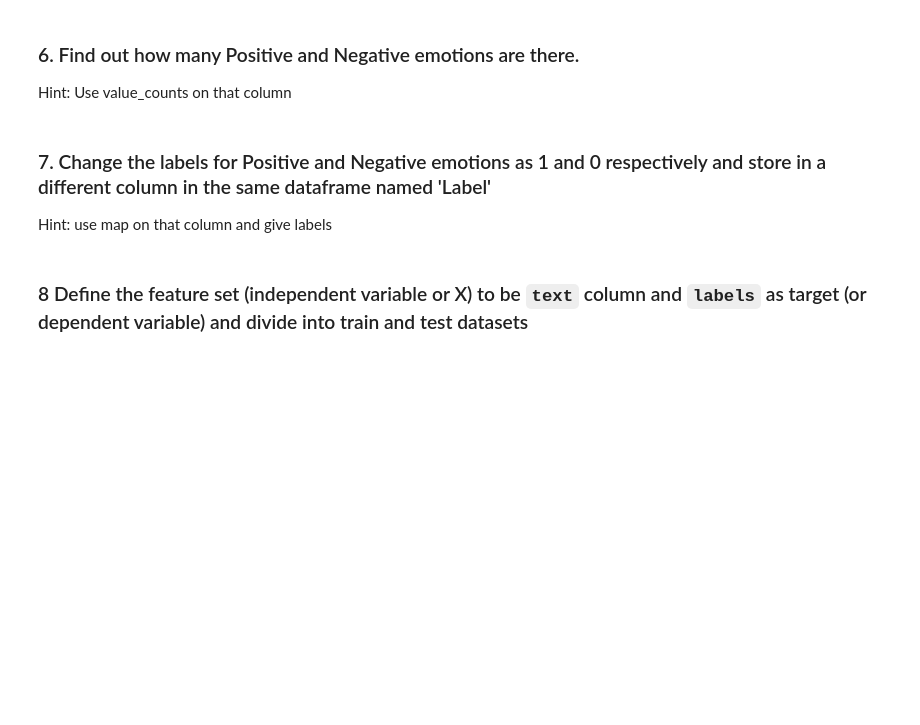
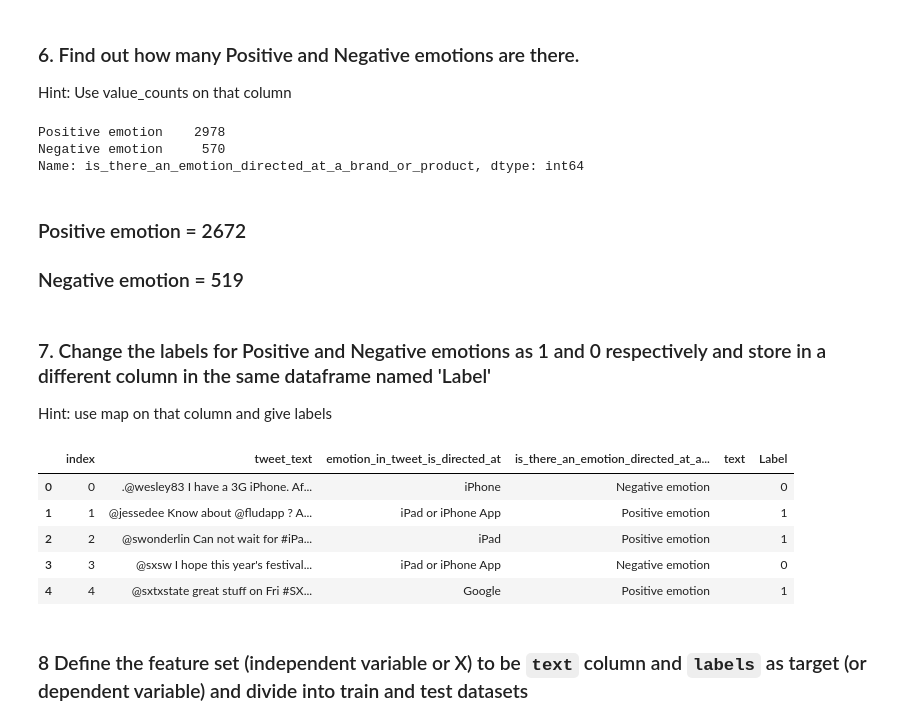
Before and after one commit to GreatLearningAIML1/bangalore-november-2018-batch-dsmithun, a Jupyter notebook: R8_Internal_Lab_Questions_Tweet_Sentiment_Analysis.ipynb, the cells around one changed output. Saved outputs shown, nothing was run; the diff lists cells and outputs as text; code cells hidden in the pictures; blank space fills up the shorter version.

```diff
--- a/R8_Internal_Lab_Questions_Tweet_Sentiment_Analysis.ipynb
+++ b/R8_Internal_Lab_Questions_Tweet_Sentiment_Analysis.ipynb
@@ -14,4 +63,4 @@ def preprocess(text):
     except Exception as e:
         return ""
 # %%
-data['text'] = [preprocess(text) for text in data.tweet_text]
+df_new['text'] = [preprocess(text) for text in df_new.tweet_text]
@@ -19,0 +87,2 @@ data['text'] = [preprocess(text) for text in data.tweet_text]
+# %%
+df_new3 = df_new[(df_new.is_there_an_emotion_directed_at_a_brand_or_product == 'Negative emotion') | (df_new.is_there_an_emotion_directed_at_a_brand_or_product == 'Positive emotion')]
@@ -23,0 +129,3 @@ data['text'] = [preprocess(text) for text in data.tweet_text]
+# %%
+# reset the index
+df_new3 = df_new3.reset_index()
@@ -29,9 +207,30 @@ data['text'] = [preprocess(text) for text in data.tweet_text]
 ### 6. Find out how many Positive and Negative emotions are there.
 
 Hint: Use value_counts on that column
+# %%
+df_new3.is_there_an_emotion_directed_at_a_brand_or_product.value_counts()
+# %% [output]
+Positive emotion    2978
+Negative emotion     570
+Name: is_there_an_emotion_directed_at_a_brand_or_product, dtype: int64
+# %% [markdown]
+### Positive emotion  = 2672
+### Negative emotion = 519
 # %% [markdown]
 ### 7. Change the labels for Positive and Negative emotions as 1 and 0 respectively and store in a different column in the same dataframe named 'Label'
 
 Hint: use map on that column and give labels
+# %%
+df_new3['Label'] = df_new3.is_there_an_emotion_directed_at_a_brand_or_product.map({'Positive emotion':1,'Negative emotion':0 })
+# %%
+# get the head to check the new column created
+df_new3.head()
+# %% [output]
+|  | index | tweet_text | emotion_in_tweet_is_directed_at | is_there_an_emotion_directed_at_a... | text | Label |
+| 0 | 0 | .@wesley83 I have a 3G iPhone. Af... | iPhone | Negative emotion |  | 0 |
+| 1 | 1 | @jessedee Know about @fludapp ? A... | iPad or iPhone App | Positive emotion |  | 1 |
+| 2 | 2 | @swonderlin Can not wait for #iPa... | iPad | Positive emotion |  | 1 |
+| 3 | 3 | @sxsw I hope this year's festival... | iPad or iPhone App | Negative emotion |  | 0 |
+| 4 | 4 | @sxtxstate great stuff on Fri #SX... | Google | Positive emotion |  | 1 |
 # %% [markdown]
 ### 8 Define the feature set (independent variable or X) to be `text` column and `labels` as target (or dependent variable)  and divide into train and test datasets
```
Also changed, not shown: parts of 35 cells of this notebook, 1 other file.
